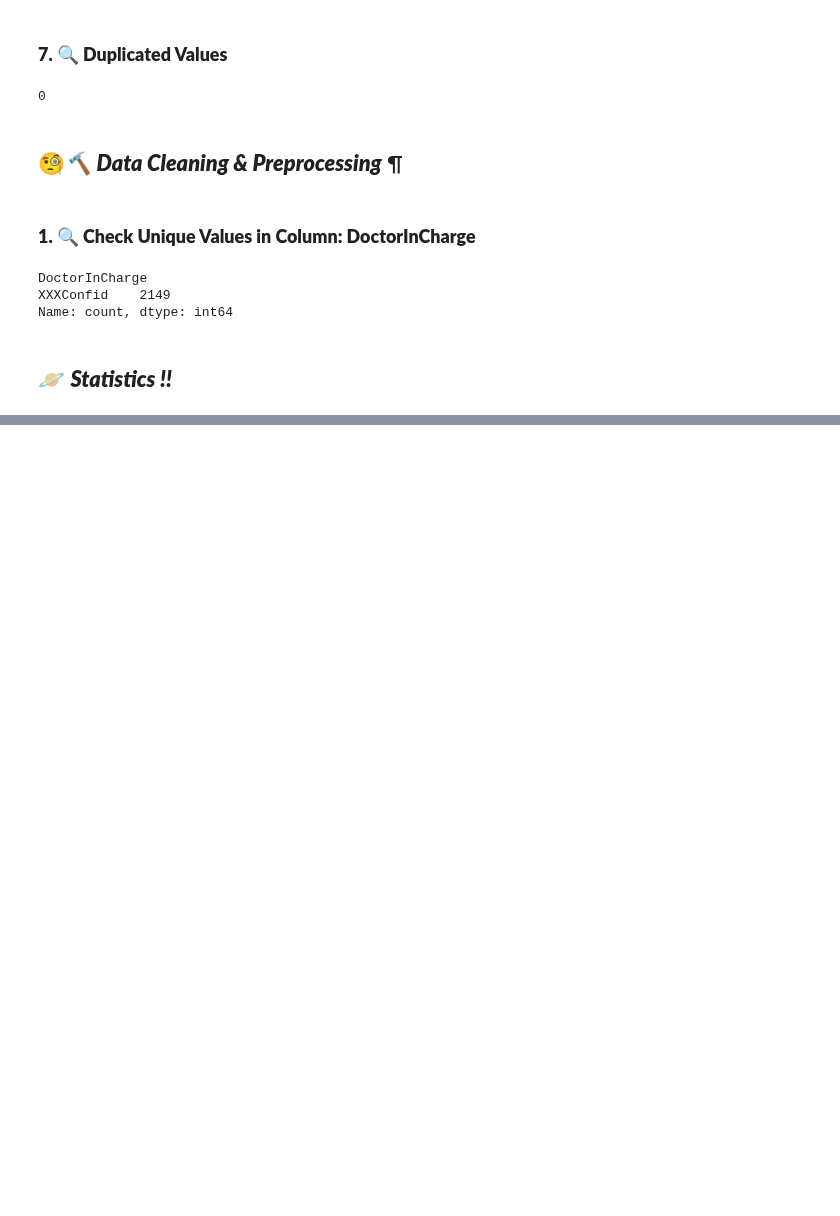
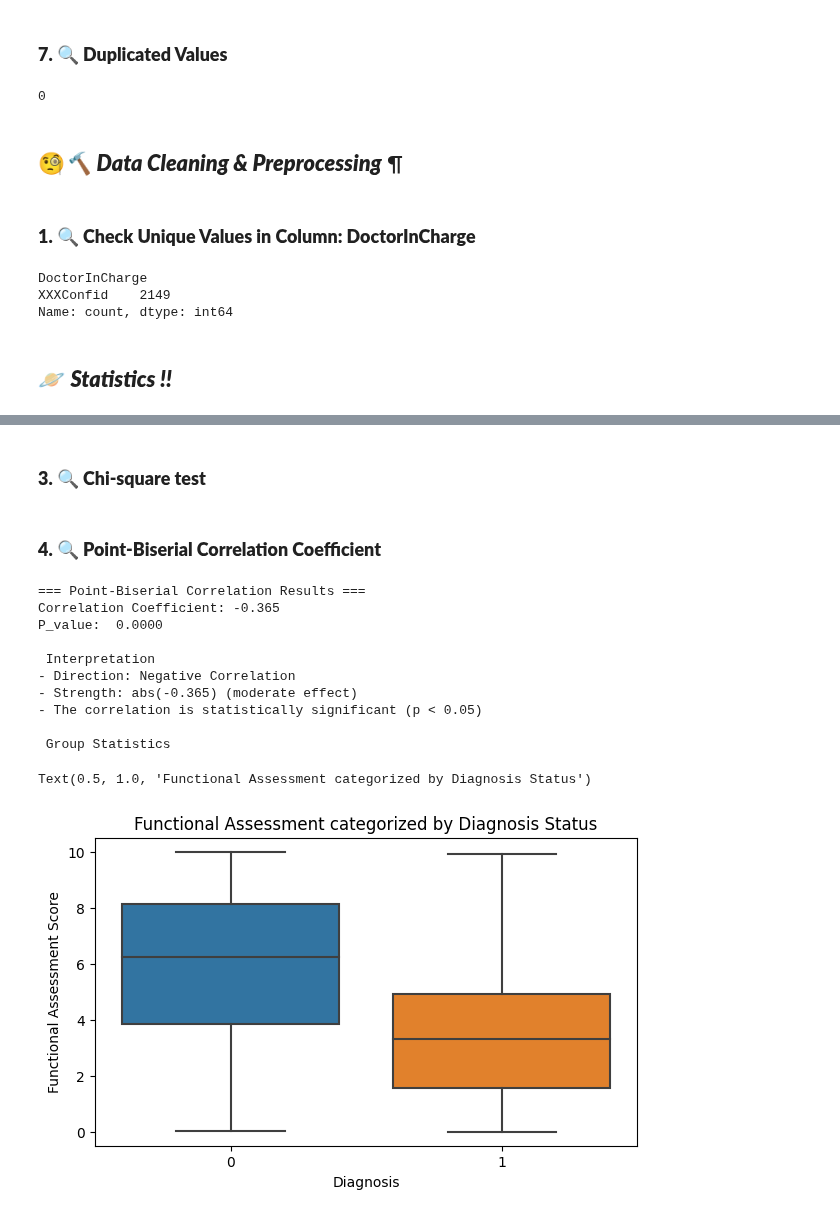
Before and after one commit to yigaai/Psycho_Neuro_ML_Project, a Jupyter notebook: alzheimer-s-disease-prediction.ipynb, the cells around one changed output, grey strips where cells are left out. Cells and saved outputs as stored; diff of their text form; code cells hidden in the pictures; blank space fills up the shorter version.

Commit message:
Kaggle Notebook | Alzheimer's Disease Prediction  | 🧠 Alzheimer's Disease Prediction

```diff
--- a/alzheimer-s-disease-prediction.ipynb
+++ b/alzheimer-s-disease-prediction.ipynb
@@ -183,0 +223,48 @@ df.drop(['PatientID', 'DoctorInCharge'], axis=1, inplace=True)
+# %% [markdown]
+### **3. 🔍 Chi-square test**
+# %% [markdown]
+### **4. 🔍 Point-Biserial Correlation Coefficient**
+# %%
+fa = df['FunctionalAssessment']
+diagnosis = df['Diagnosis']
+
+r_pb, P_value = stats.pointbiserialr(fa, diagnosis)
+
+print('\n=== Point-Biserial Correlation Results ===')
+print(f'Correlation Coefficient: {r_pb:.3f}')
+print(f'P_value: {P_value: .4f}')
+
+print('\n Interpretation')
+print(f"- Direction: {'Negative' if r_pb < 0 else 'Positive'} Correlation" )
+print(f"- Strength: abs({r_pb:.3f}) ({'small' if abs(r_pb) < 0.3 else 'moderate' if abs(r_pb) < 0.5 else 'strong'} effect)")
+alpha=0.05
+if P_value < alpha:
+    print(f'- The correlation is statistically significant (p < {alpha})')
+else:
+    print(f'- The correlation is not statistically significant (p >= {alpha})')
+
+print('\n Group Statistics')
+group_stats = pd.DataFrame({
+    'Healthy(0)': fa[diagnosis==0].describe(),
+    'Disease(1)': fa[diagnosis==1].describe()}).round(2)
+group_stats
+
+
+plt.figure(figsize=(7, 4))
+sns.boxplot(x=diagnosis, y=fa)
+plt.xlabel('Diagnosis')
+plt.ylabel('Functional Assessment Score')
+plt.title('Functional Assessment categorized by Diagnosis Status')
+# %% [output]
+=== Point-Biserial Correlation Results ===
+Correlation Coefficient: -0.365
+P_value:  0.0000
+
+ Interpretation
+- Direction: Negative Correlation
+- Strength: abs(-0.365) (moderate effect)
+- The correlation is statistically significant (p < 0.05)
+
+ Group Statistics
+Text(0.5, 1.0, 'Functional Assessment categorized by Diagnosis Status')
+[figure, added]
```
Also changed, not shown: parts of 8 cells of this notebook.
